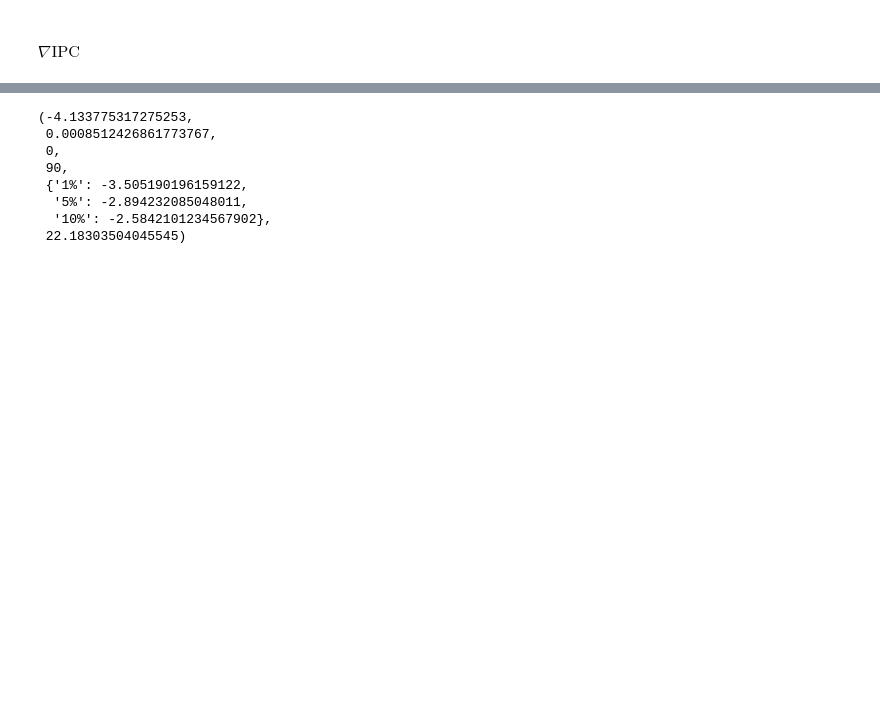
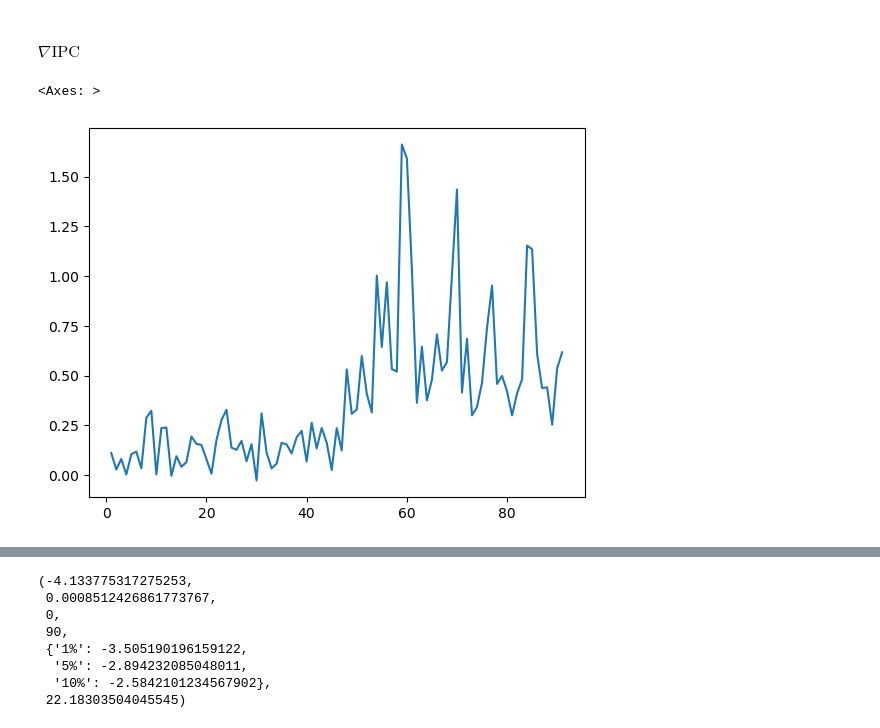
Before and after one commit to heritaco/Time-Series, a Jupyter notebook: 03-Verificacion-de-Supuestos/IPC.ipynb, the cells around one changed output, grey strips where cells are left out. Cells and saved outputs as stored; diff of their text form; code cells hidden in the pictures; blank space fills up the shorter version.

```diff
--- a/03-Verificacion-de-Supuestos/IPC.ipynb
+++ b/03-Verificacion-de-Supuestos/IPC.ipynb
@@ -215,3 +256,7 @@ $$
 #### $\nabla\text{IPC}$
 # %%
 ipc['diff'] = ipc['IPC'].diff()
+ipc['diff'].plot()
+# %% [output]
+<Axes: >
+[figure, added]
```
Also changed, not shown: parts of 16 cells of this notebook, 11 other files.
